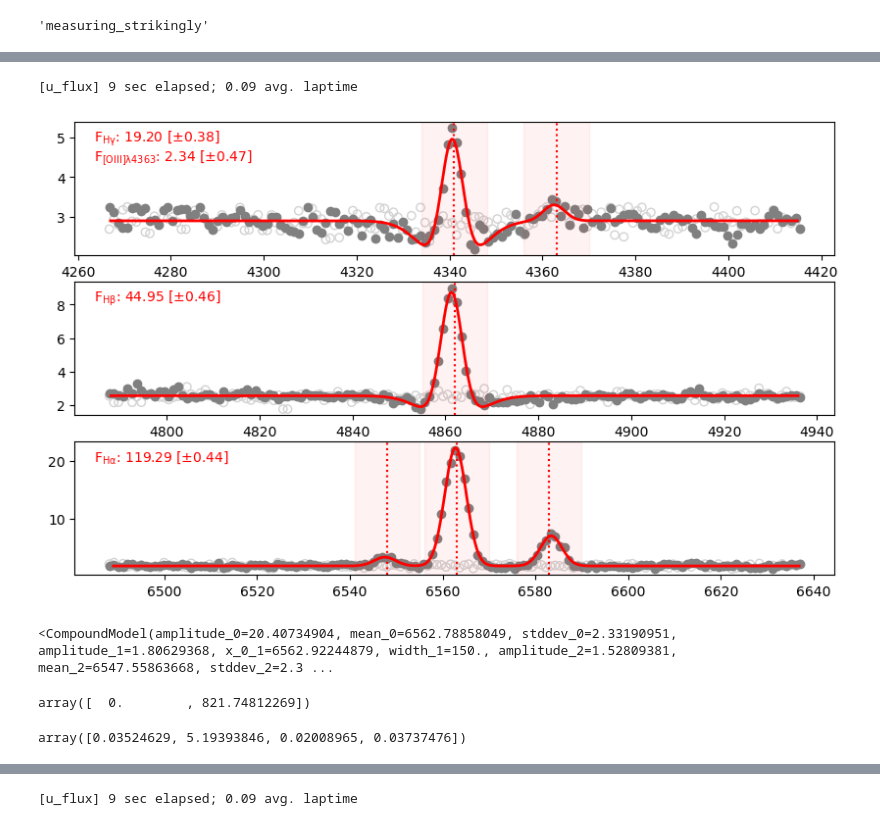
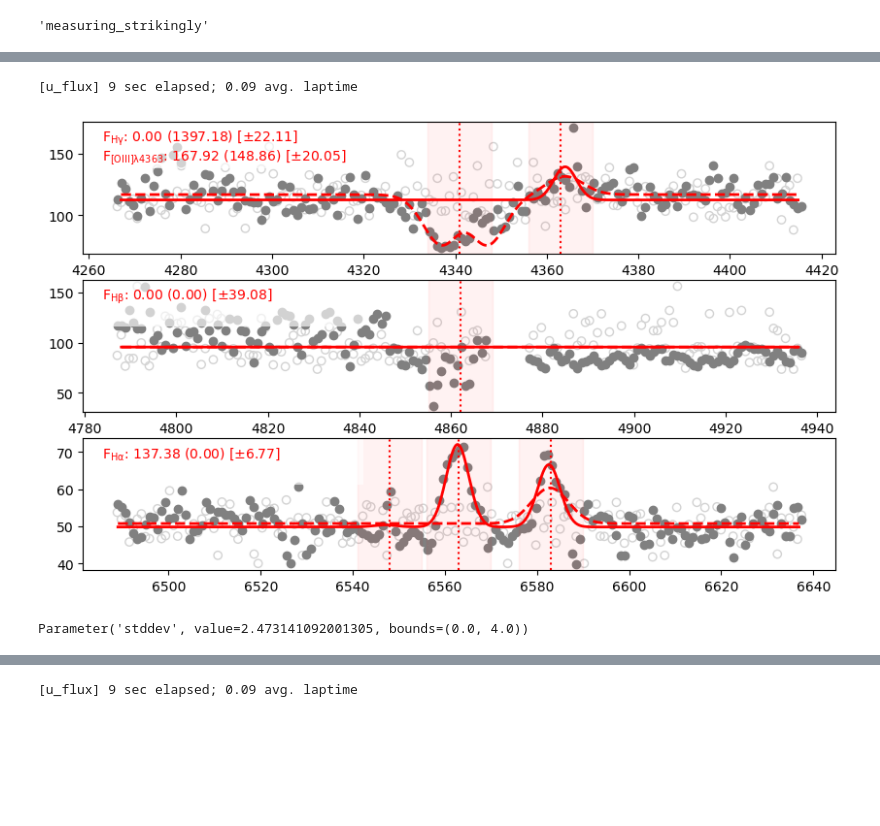
Before and after one commit to ekadofong/SAGAbg, a Jupyter notebook: notebooks/BetterLineFit.ipynb, the cells around one changed output, grey strips where cells are left out. Saved outputs shown, nothing was run; the diff lists cells and outputs as text; code cells hidden in the pictures; blank space fills up the shorter version.

```diff
--- a/notebooks/BetterLineFit.ipynb
+++ b/notebooks/BetterLineFit.ipynb
@@ -50,22 +50,14 @@ Row index=448679
 | int64 | float64 | float64 | int32 | bool | int32 | float32 | float32 | float32 | float32 | float32 | ... |
 | 904501560000003025 | 359.6159162455132 | 20.966276639244803 | 0 | True | 848 | 9.139447 | 0.004485202 | 0.9189769 | 117.69039 | 16.410162 | ... |
 # %%
-out = linesearch.singleton ( clean.loc['legume_embellished'], '/Users/kadofong/Dropbox/SAGA' )
+out = linesearch.singleton ( clean.loc['wafture_whirlwind'], '/Users/kadofong/Dropbox/SAGA' )
 # %% [output]
 [u_flux] 9 sec elapsed; 0.09 avg. laptime
-[figure, old version]
+[figure, new version]
-# %%
-out[1]
-# %% [output]
-<CompoundModel(amplitude_0=20.40734904, mean_0=6562.78858049, stddev_0=2.33190951, amplitude_1=1.80629368, x_0_1=6562.92244879, width_1=150., amplitude_2=1.52809381, mean_2=6547.55863668, stddev_2=2.3 ...
-# %%
-np.quantile(out[2][:,3], [0.16,.84])
-# %% [output]
-array([  0.        , 821.74812269])
-# %%
-out[0][0]/out[0][1]
-# %% [output]
-array([0.03524629, 5.19393846, 0.02008965, 0.03737476])
+# %%
+148.86
+# %% [output]
+Parameter('stddev', value=2.473141092001305, bounds=(0.0, 4.0))
 # %%
 linesearch.main ( '/Users/kadofong/Dropbox/SAGA/', '/Users/kadofong/Downloads/')
 # %% [output]
```
Also changed, not shown: parts of 1 cell of this notebook, 1 other file.
